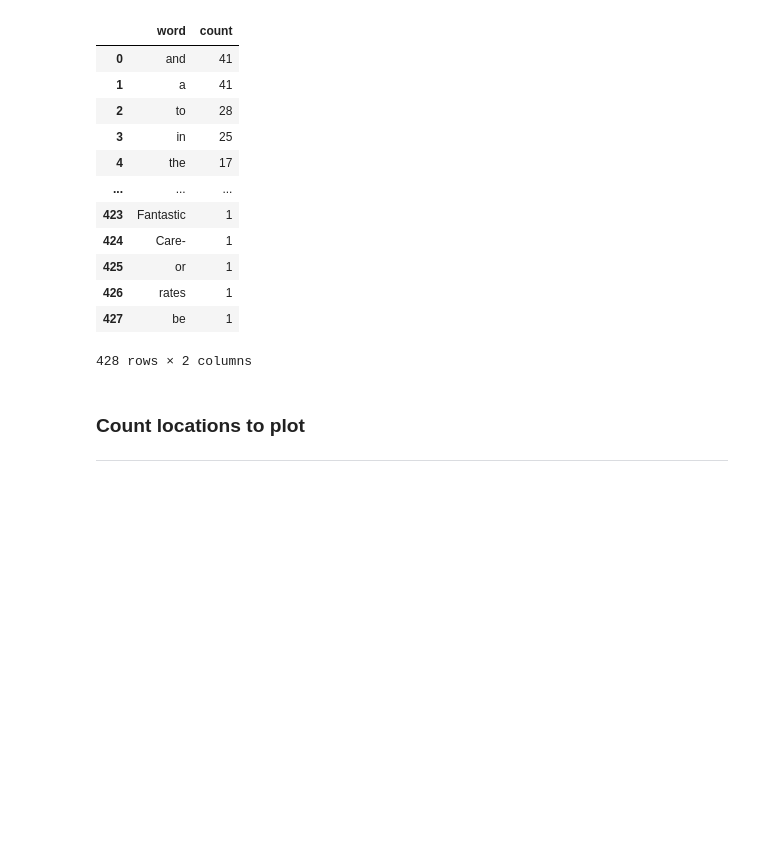
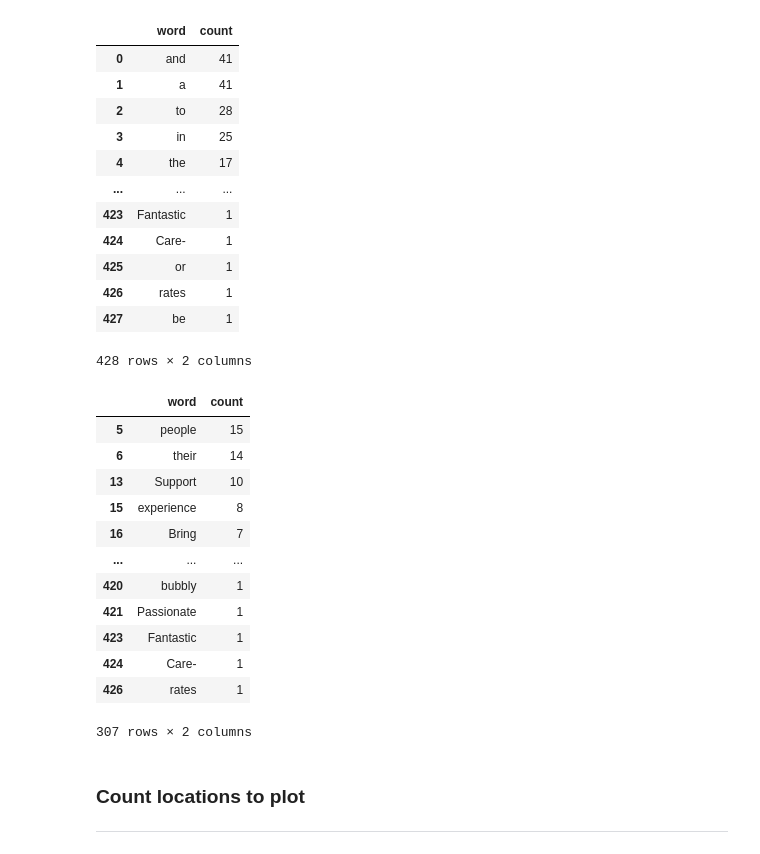
Before and after one commit to jonowood/Project_3, a Jupyter notebook: Webscraper Clean - Jon-checkpoint.ipynb, the cells around one changed output. Cells and saved outputs as stored; diff of their text form; code cells hidden in the pictures; blank space fills up the shorter version.

```diff
--- a/Webscraper Clean - Jon-checkpoint.ipynb
+++ b/Webscraper Clean - Jon-checkpoint.ipynb
@@ -215,3 +217,20 @@ jobs_in_community_services_development_count
+# %%
+community_services_development_count_df = jobs_in_community_services_development_count[jobs_in_community_services_development_count['word'].str.len() > 4]
+community_services_development_count_df
+# %% [output]
+|  | word | count |
+| 5 | people | 15 |
+| 6 | their | 14 |
+| 13 | Support | 10 |
+| 15 | experience | 8 |
+| 16 | Bring | 7 |
+| ... | ... | ... |
+| 420 | bubbly | 1 |
+| 421 | Passionate | 1 |
+| 423 | Fantastic | 1 |
+| 424 | Care- | 1 |
+| 426 | rates | 1 |
+307 rows × 2 columns
 # %% [markdown]
 ### Count locations to plot
 
```
Also changed, not shown: parts of 2 cells of this notebook, 1 other file.
